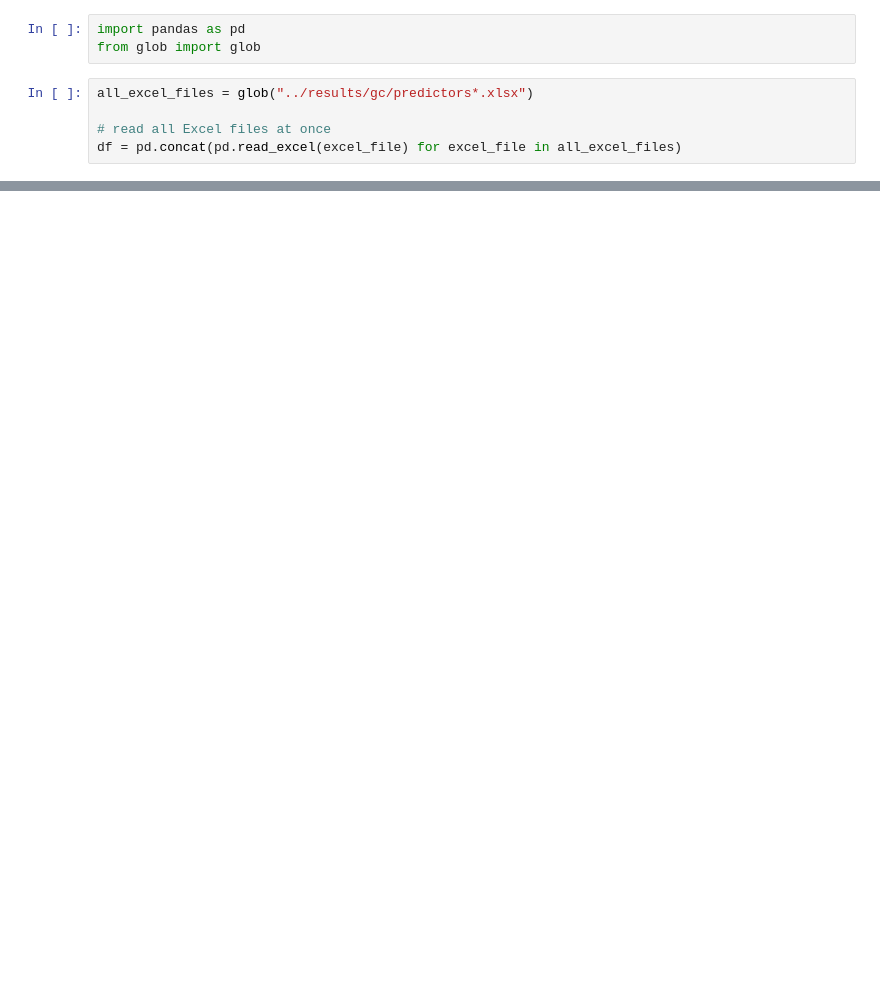
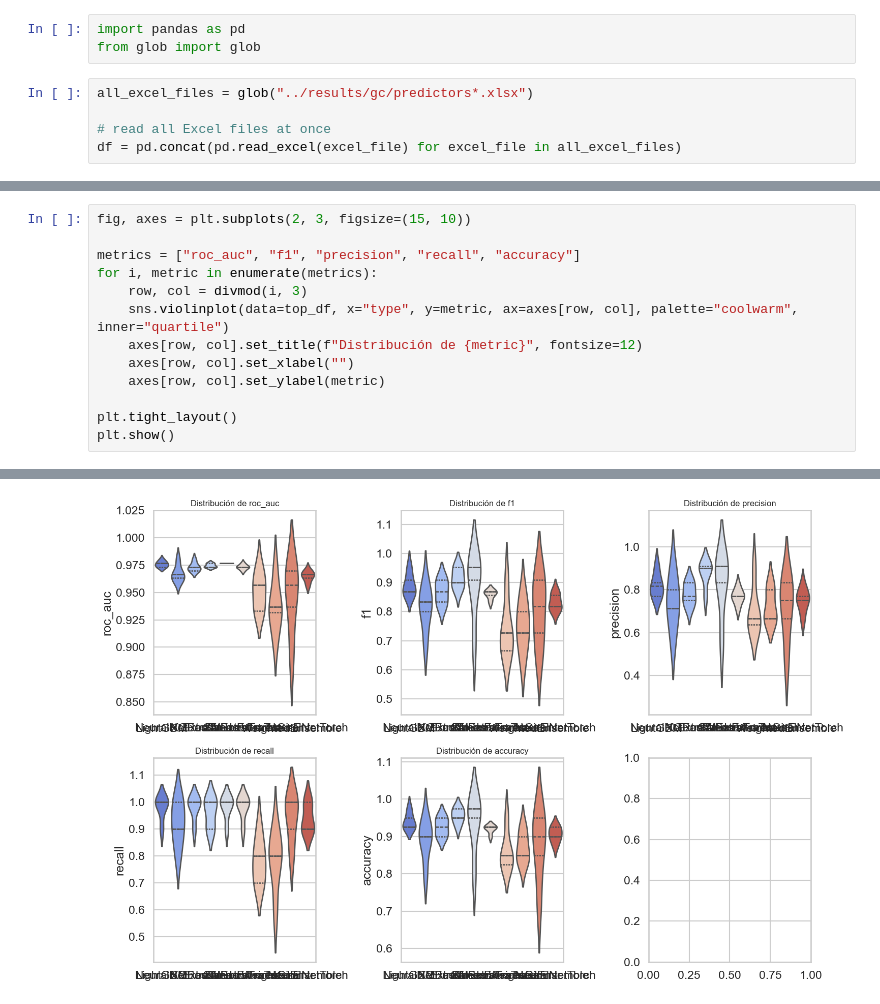
Before and after one commit to jgalanl/synthetic-data, a Jupyter notebook: analytics/analytics.ipynb, the cells around one changed output, grey strips where cells are left out. Cells and saved outputs as stored; diff of their text form; blank space fills up the shorter version.

```diff
--- a/analytics/analytics.ipynb
+++ b/analytics/analytics.ipynb
@@ -64,0 +143,14 @@ Passing `palette` without assigning `hue` is deprecated and will be removed in v
+# %%
+fig, axes = plt.subplots(2, 3, figsize=(15, 10))
+
+metrics = ["roc_auc", "f1", "precision", "recall", "accuracy"]
+for i, metric in enumerate(metrics):
+    row, col = divmod(i, 3)
+    sns.violinplot(data=top_df, x="type", y=metric, ax=axes[row, col], palette="coolwarm", inner="quartile")
+    axes[row, col].set_title(f"Distribución de {metric}", fontsize=12)
+    axes[row, col].set_xlabel("")
+    axes[row, col].set_ylabel(metric)
+
+plt.tight_layout()
+plt.show()
+# %% [output]
@@ -64,0 +176 @@ Passing `palette` without assigning `hue` is deprecated and will be removed in v
+[figure, added]
```
Also changed, not shown: parts of 18 cells of this notebook.
